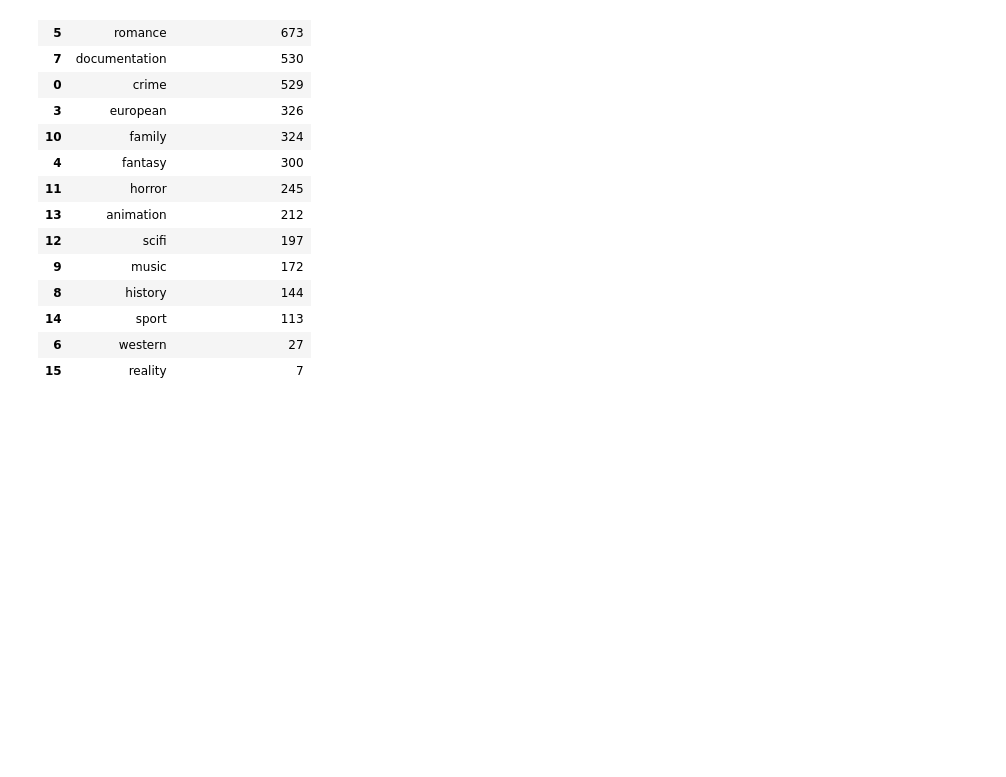
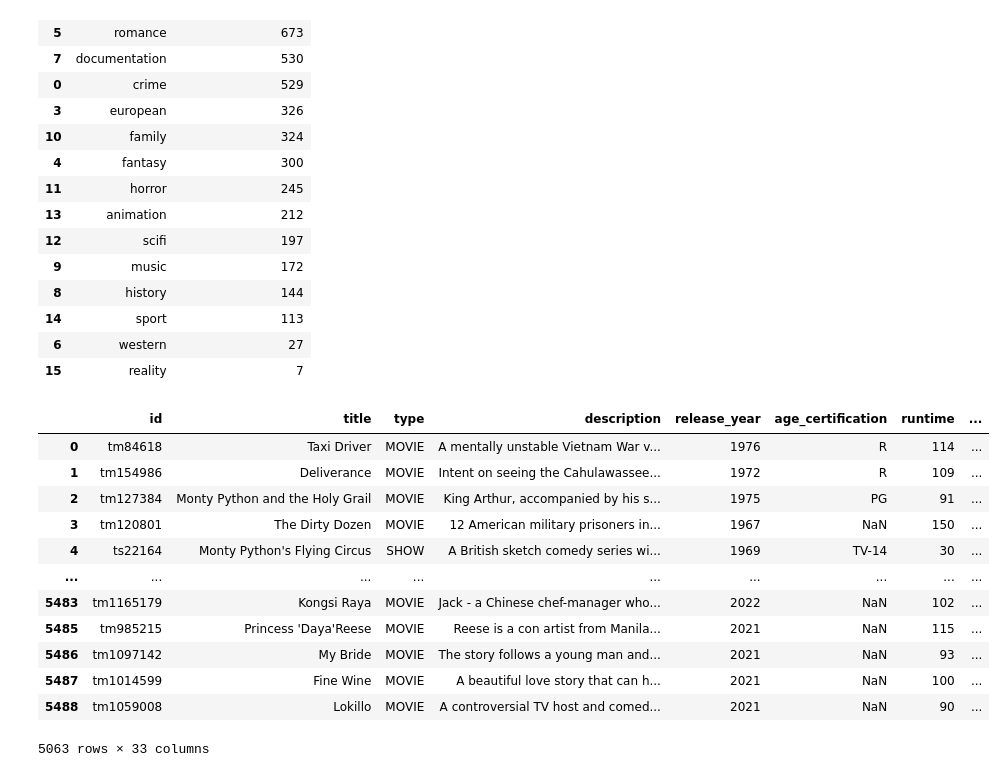
Before and after one commit to Vladboy2/EECS3401FinalProject, a Jupyter notebook: MovieShowModel.ipynb, the cells around one changed output. Cells and saved outputs as stored; diff of their text form; code cells hidden in the pictures; blank space fills up the shorter version.

```diff
--- a/MovieShowModel.ipynb
+++ b/MovieShowModel.ipynb
@@ -411,3 +421,40 @@ num_genres_df
 | 14 | sport | 113 |
 | 6 | western | 27 |
 | 15 | reality | 7 |
+# %%
+# FOR THE grouped_combined_df genres hot encoded
+
+# Initialize an empty list to store all genres
+genres_list = []
+
+# Use ast.literal_eval to store all genres into a list
+for genre in grouped_combined_df['genres']:
+    genres_list.extend(ast.literal_eval(genre))
+
+# Remove duplicates
+genres_set = list(set(genres_list))
+
+# Create a DataFrame of genres with binary values (0 or 1)
+genres_df = grouped_combined_df['genres'].apply(lambda x: pd.Series([1 if genre in ast.literal_eval(x) else 0 for genre in genres_set], index=genres_set))
+
+# Concatenate the new DataFrame with the original one
+grouped_combined_df = pd.concat([grouped_combined_df, genres_df], axis=1)
+
+# Drop the 'genres' column
+grouped_combined_df = grouped_combined_df.drop('genres', axis=1)
+
+grouped_combined_df
+# %% [output]
+|  | id | title | type | description | release_year | age_certification | runtime | ... |
+| 0 | tm84618 | Taxi Driver | MOVIE | A mentally unstable Vietnam War v... | 1976 | R | 114 | ... |
+| 1 | tm154986 | Deliverance | MOVIE | Intent on seeing the Cahulawassee... | 1972 | R | 109 | ... |
+| 2 | tm127384 | Monty Python and the Holy Grail | MOVIE | King Arthur, accompanied by his s... | 1975 | PG | 91 | ... |
+| 3 | tm120801 | The Dirty Dozen | MOVIE | 12 American military prisoners in... | 1967 | NaN | 150 | ... |
+| 4 | ts22164 | Monty Python's Flying Circus | SHOW | A British sketch comedy series wi... | 1969 | TV-14 | 30 | ... |
+| ... | ... | ... | ... | ... | ... | ... | ... | ... |
+| 5483 | tm1165179 | Kongsi Raya | MOVIE | Jack - a Chinese chef-manager who... | 2022 | NaN | 102 | ... |
+| 5485 | tm985215 | Princess 'Daya'Reese | MOVIE | Reese is a con artist from Manila... | 2021 | NaN | 115 | ... |
+| 5486 | tm1097142 | My Bride | MOVIE | The story follows a young man and... | 2021 | NaN | 93 | ... |
+| 5487 | tm1014599 | Fine Wine | MOVIE | A beautiful love story that can h... | 2021 | NaN | 100 | ... |
+| 5488 | tm1059008 | Lokillo | MOVIE | A controversial TV host and comed... | 2021 | NaN | 90 | ... |
+5063 rows × 33 columns
```
Also changed, not shown: parts of 3 cells of this notebook.
